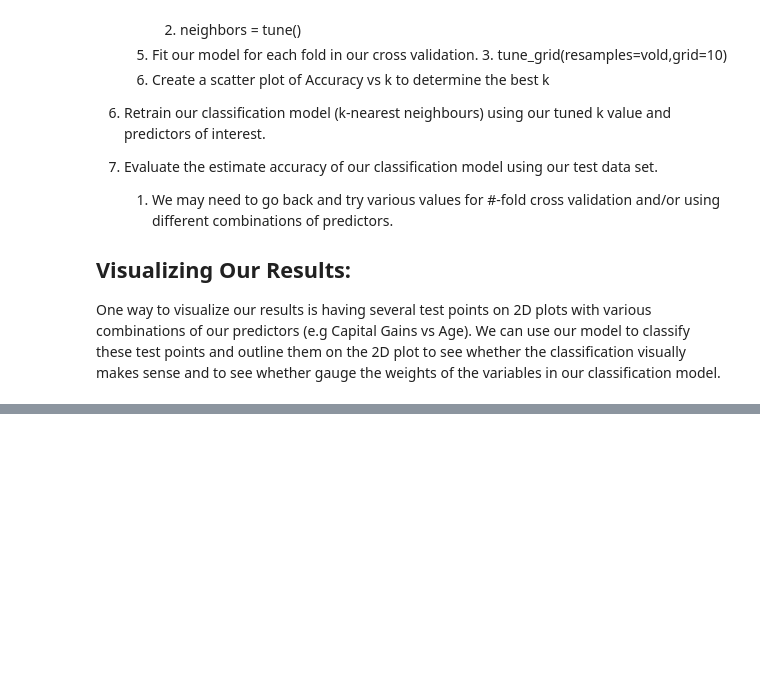
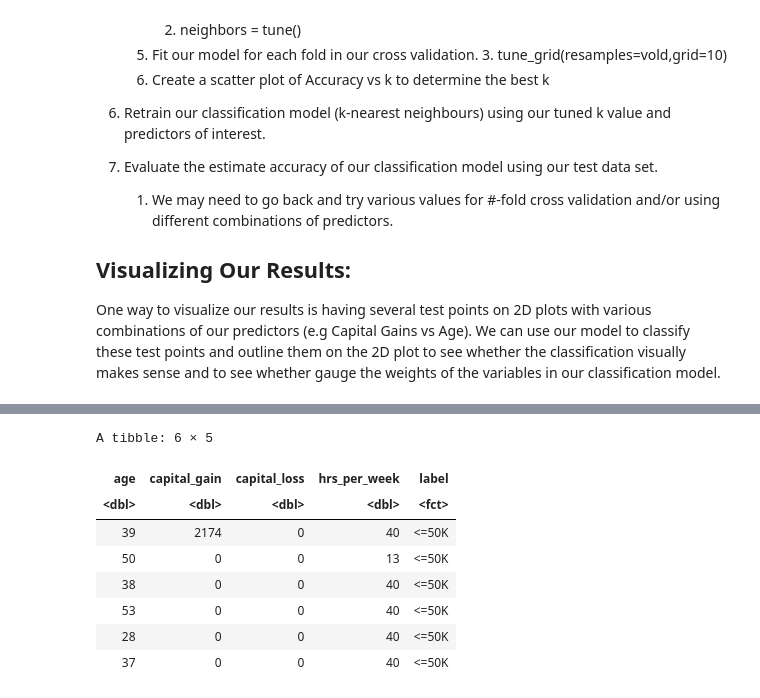
Before and after one commit to jasreetd/Group_Proposal, a Jupyter notebook: Candy.ipynb, the cells around one changed output, grey strips where cells are left out. Cells and saved outputs as stored; diff of their text form; code cells hidden in the pictures; blank space fills up the shorter version.

```diff
--- a/Candy.ipynb
+++ b/Candy.ipynb
@@ -39,0 +86,19 @@ One way to visualize our results is having several test points on 2D plots with
+# %%
+## Cleaning and Wrangling
+adult_tidy <- adult %>%
+    mutate(label=as_factor(label), capital_gain = as.numeric(capital_gain),
+           capital_loss = as.numeric(capital_loss), hrs_per_week = as.numeric(hrs_per_week) ) %>%
+    filter_all(all_vars(. != " ?")) %>%
+    select(age,capital_gain,capital_loss,hrs_per_week,label)
+
+head(adult_tidy)
+# %% [output]
+A tibble: 6 × 5
+| age | capital_gain | capital_loss | hrs_per_week | label |
+| <dbl> | <dbl> | <dbl> | <dbl> | <fct> |
+| 39 | 2174 | 0 | 40 | <=50K |
+| 50 | 0 | 0 | 13 | <=50K |
+| 38 | 0 | 0 | 40 | <=50K |
+| 53 | 0 | 0 | 40 | <=50K |
+| 28 | 0 | 0 | 40 | <=50K |
+| 37 | 0 | 0 | 40 | <=50K |
```
Also changed, not shown: parts of 12 cells of this notebook.
